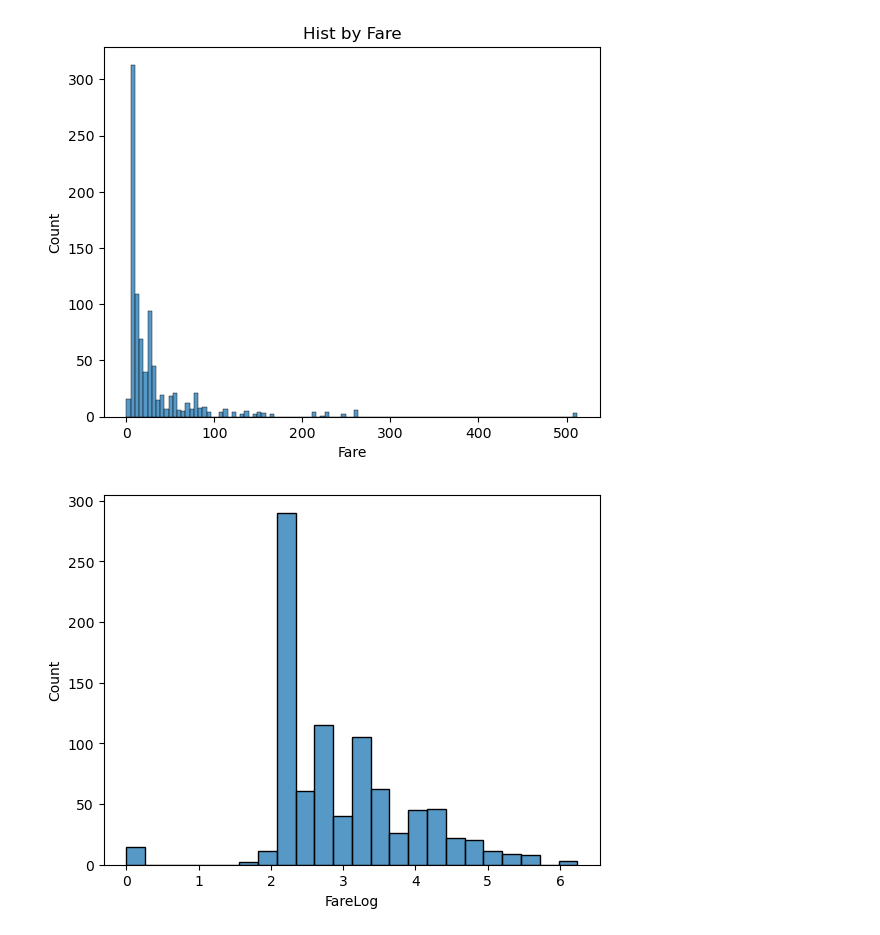
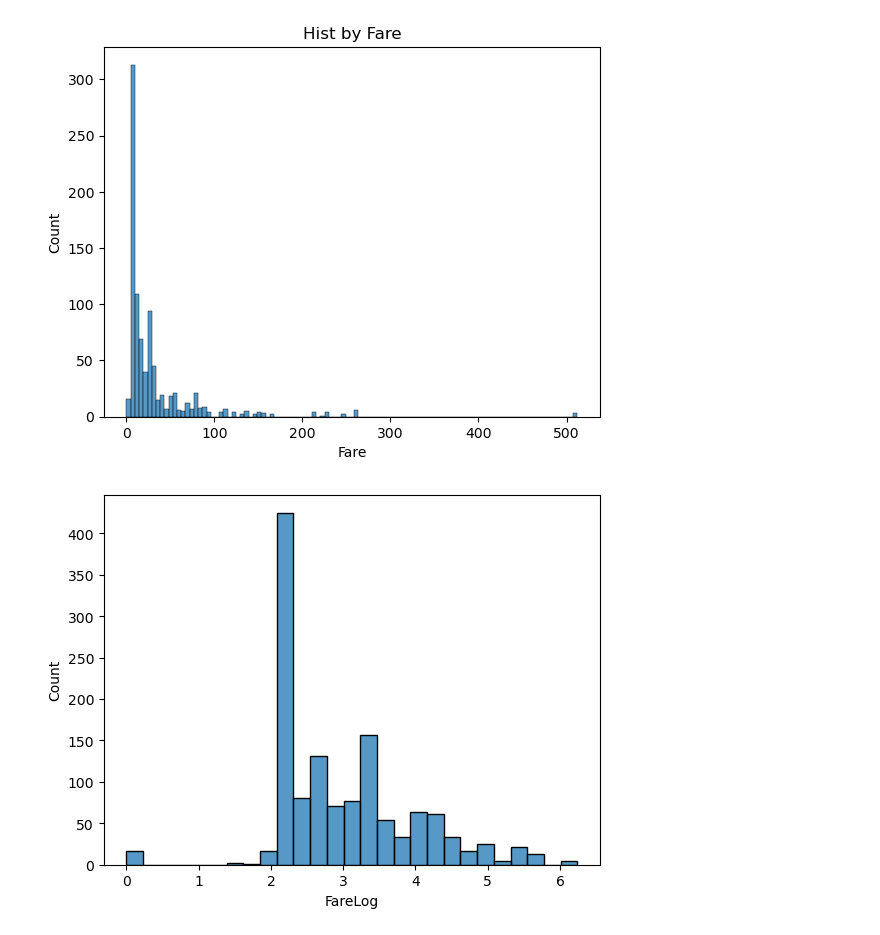
Before and after one commit to Baaunn/Titanic_Kaggle, a Jupyter notebook: feature_engineering.ipynb, the cells around one changed output. Saved outputs shown, nothing was run; the diff lists cells and outputs as text; code cells hidden in the pictures.

Commit message:
train, test 통합 진행

```diff
--- a/feature_engineering.ipynb
+++ b/feature_engineering.ipynb
@@ -127,14 +133,14 @@ plt.show()
 # %%
 bins = df_train['Fare'].quantile([0, 0.25, 0.5, 0.75, 1]).tolist()
 labels = ['Low', 'Medium', 'High', 'VH']
-df_train['FareBinned'] = pd.cut(
-    df_train['Fare'],
+df_all['FareBinned'] = pd.cut(
+    df_all['Fare'],
     bins = bins,
     labels = labels,
     include_lowest = True,
     right = True
 )
-fare_mean = df_train.groupby('FareBinned', observed=True)['Survived'].mean().reset_index()
+fare_mean = df_all.groupby('FareBinned', observed=True)['Survived'].mean().reset_index()
 plt.figure()
 plt.bar(fare_mean['FareBinned'], fare_mean['Survived'])
 plt.title('Survived by FareBinned')
@@ -169,17 +175,17 @@ def map_cabin_group(c):
     else:
         return 'Unknown'
 
-df_train['CabinGroup'] = df_train['Cabin'].map(map_cabin_group)
+df_all['CabinGroup'] = df_all['Cabin'].map(map_cabin_group)
 # %%
 bins = [0, 16, 60, 81]
 labels = ['Child', 'Adult', 'Elderly']
-df_train['AgeGroup'] = pd.cut(
-    df_train['Age'],
+df_all['AgeGroup'] = pd.cut(
+    df_all['Age'],
     bins = bins,
     labels = labels,
     right = True,
     include_lowest = True
 )
-df_train['AgeGroup'].value_counts()
+df_all['AgeGroup'].value_counts()
 # %% [output]
 AgeGroup
@@ -205,7 +211,7 @@ plt.show()
 # %% [output]
 [figure]
 # %%
-df_train['Sex_Pclass'] = df_train['Sex'].astype(str) + '_' + df_train['Pclass'].astype(str)
-df_train.head()
+df_all['Sex_Pclass'] = df_all['Sex'].astype(str) + '_' + df_all['Pclass'].astype(str)
+df_all.head()
 # %% [output]
 |  | PassengerId | Survived | Pclass | Name | Sex | Age | SibSp | Parch | Ticket | Fare | ... |
@@ -222,10 +228,10 @@ plt.show()
 # %% [output]
 [figure]
 # %%
-df_train['FareLog'] = np.log1p(df_train['Fare'])
+df_all['FareLog'] = np.log1p(df_all['Fare'])
 plt.figure()
-sns.histplot(df_train['FareLog'])
+sns.histplot(df_all['FareLog'])
 plt.show()
 # %% [output]
-[figure, old version]
+[figure, new version]
 # %%
```
Also changed, not shown: parts of 38 cells of this notebook, 1 other file.
